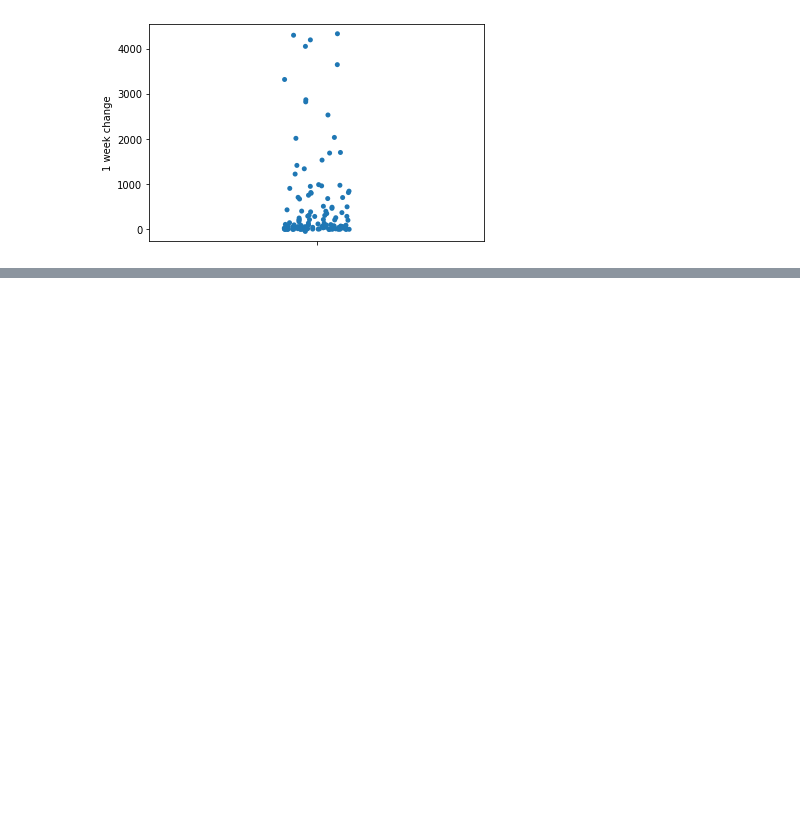
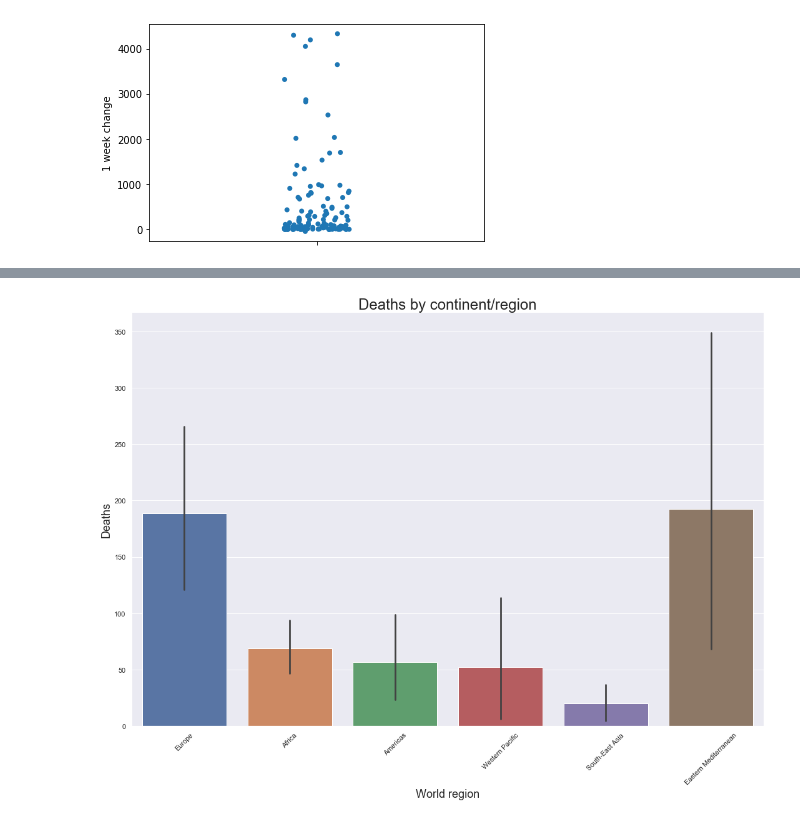
Before and after one commit to liger1apwm/Covid-data-analysis, a Jupyter notebook: covid_data_analysis.ipynb, the cells around one changed output, grey strips where cells are left out. Drawn from its saved outputs; the diff is of its cells as text; code cells hidden in the pictures; blank space fills up the shorter version.

```diff
--- a/covid_data_analysis.ipynb
+++ b/covid_data_analysis.ipynb
@@ -114,0 +121,12 @@ sns.swarmplot(x=covid_data2['1 week change'])
+# %%
+g=sns.catplot(x = "WHO Region", y = "Deaths", kind = "bar", data = covid_data2,height=10, aspect=1.5)
+#sns.set(rc={"figure.figsize":(50,50)})
+# plt.legend(bbox_to_anchor=(0., 1.02, 1., .102),
+#        ncol=3, mode="expand", borderaxespad=0.)
+plt.xticks(rotation=45)
+plt.title("Deaths by continent/region", fontsize=24)
+plt.xlabel("World region",fontsize=18)
+plt.ylabel("Deaths",fontsize=18)
+plt.savefig('Deaths_continent_plot')
+# %% [output]
+[figure, added]
```
Also changed, not shown: parts of 2 cells of this notebook, 3 other files.
